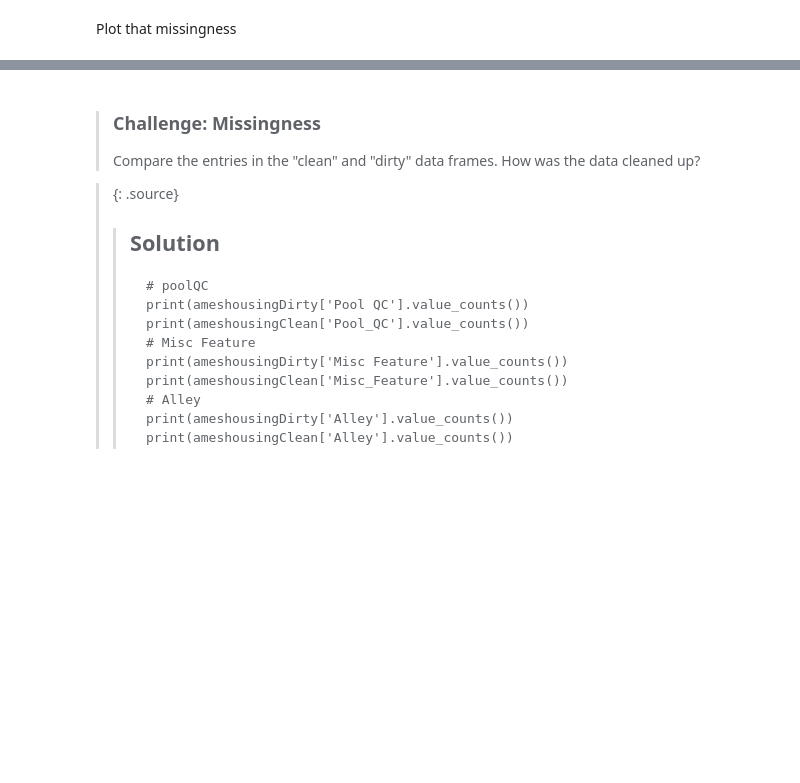
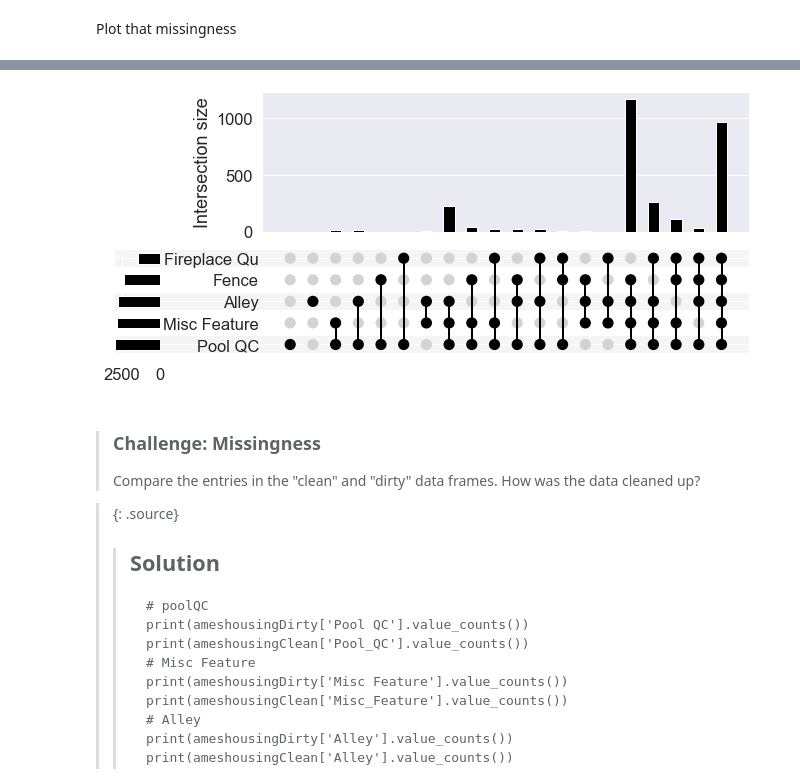
Before and after one commit to marius-mather/lessons-mlpy, a Jupyter notebook: _episodes_rmd/03-EDA.ipynb, the cells around one changed output, grey strips where cells are left out. Drawn from its saved outputs; the diff is of its cells as text; code cells hidden in the pictures; blank space fills up the shorter version.

```diff
--- a/_episodes_rmd/03-EDA.ipynb
+++ b/_episodes_rmd/03-EDA.ipynb
@@ -243,3 +222,16 @@ sns.barplot(missingNo.values, missingNo.index, ax = ax)
+# %%
+# Use upsetplot to see where missing values occur
+# together
+# Only use the top 5 columns
+missing_cols = missingNo.index[:5].tolist()
+missing_counts = (ameshousingDirty.loc[:, missing_cols]
+                  .isnull()
+                  .groupby(missing_cols)
+                  .size())
+
+upsetplot.plot(missing_counts);
+# %% [output]
+[figure, added]
 # %% [markdown]
 > ### Challenge: Missingness
 >
```
Also changed, not shown: parts of 19 cells of this notebook.
